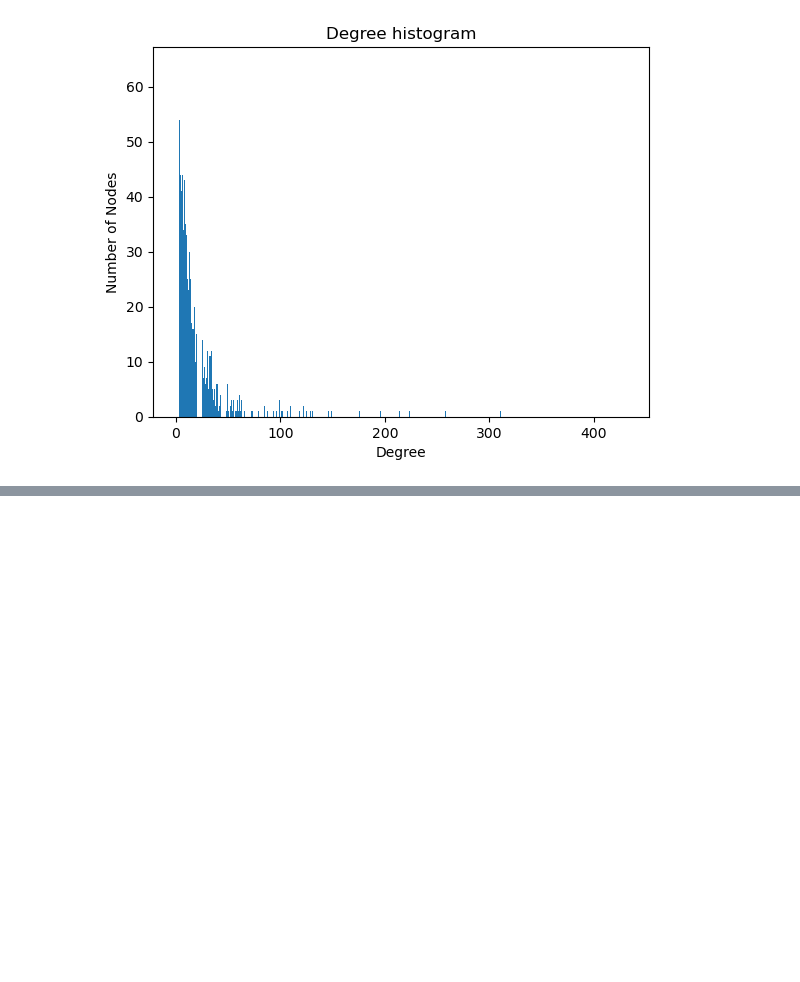
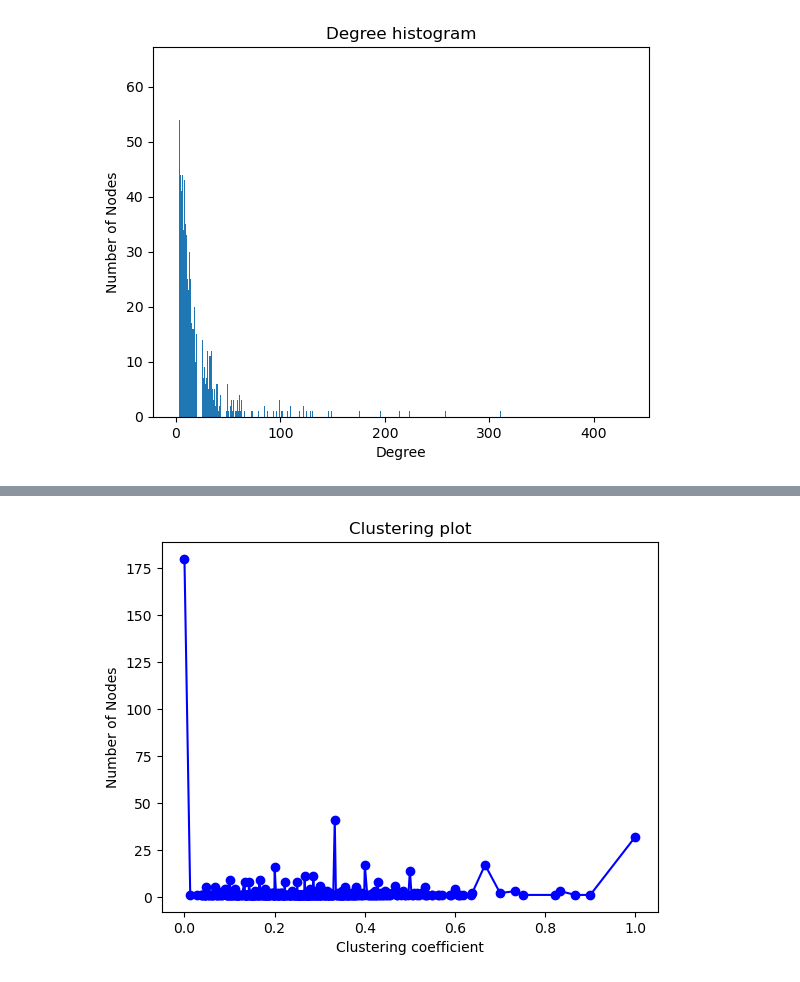
Before and after one commit to Yorlock/AIESS, a Jupyter notebook: Twitch-graph analysis.ipynb, the cells around one changed output, grey strips where cells are left out. Saved outputs shown, nothing was run; the diff lists cells and outputs as text; code cells hidden in the pictures; blank space fills up the shorter version.

```diff
--- a/Twitch-graph analysis.ipynb
+++ b/Twitch-graph analysis.ipynb
@@ -67,0 +87,2 @@ bc = nx.betweenness_centrality(twitch_graph)
+# %%
+clusters = nx.clustering(twitch_graph)
@@ -67,0 +107,9 @@ bc = nx.betweenness_centrality(twitch_graph)
+# %%
+#plt.bar(*np.unique(list(clusters.values()), return_counts=True))
+plt.plot(*np.unique(list(clusters.values()), return_counts=True), "b-", marker="o")
+plt.title("Clustering plot")
+plt.xlabel("Clustering coefficient")
+plt.ylabel("Number of Nodes")
+plt.show()
+# %% [output]
+[figure, added]
```
Also changed, not shown: parts of 10 cells of this notebook.
